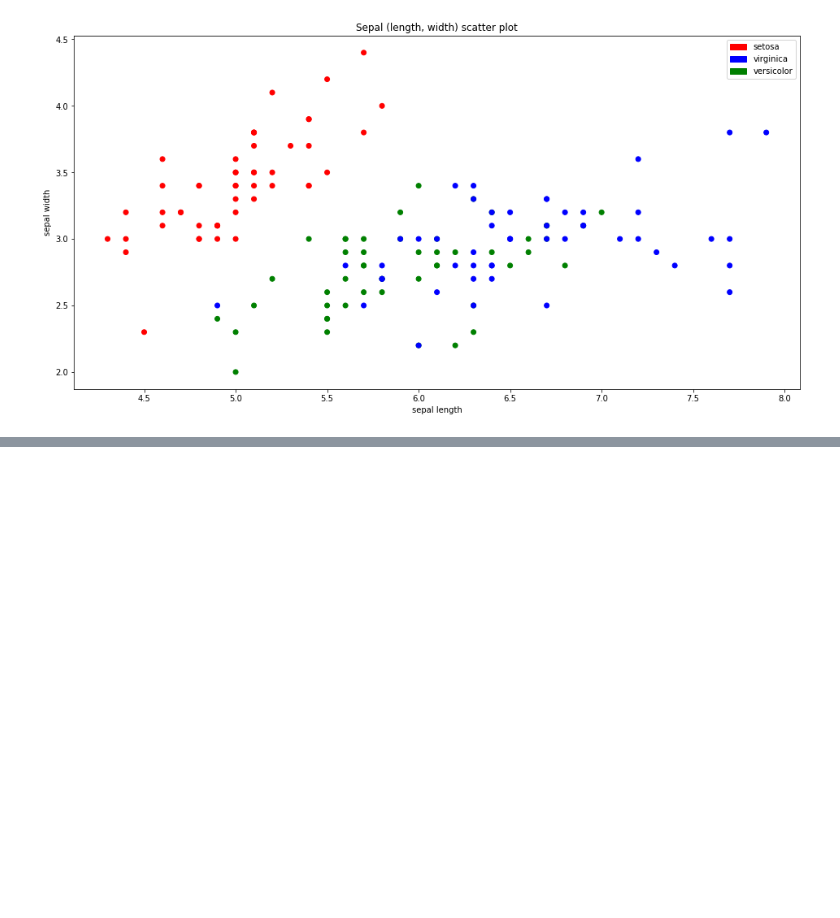
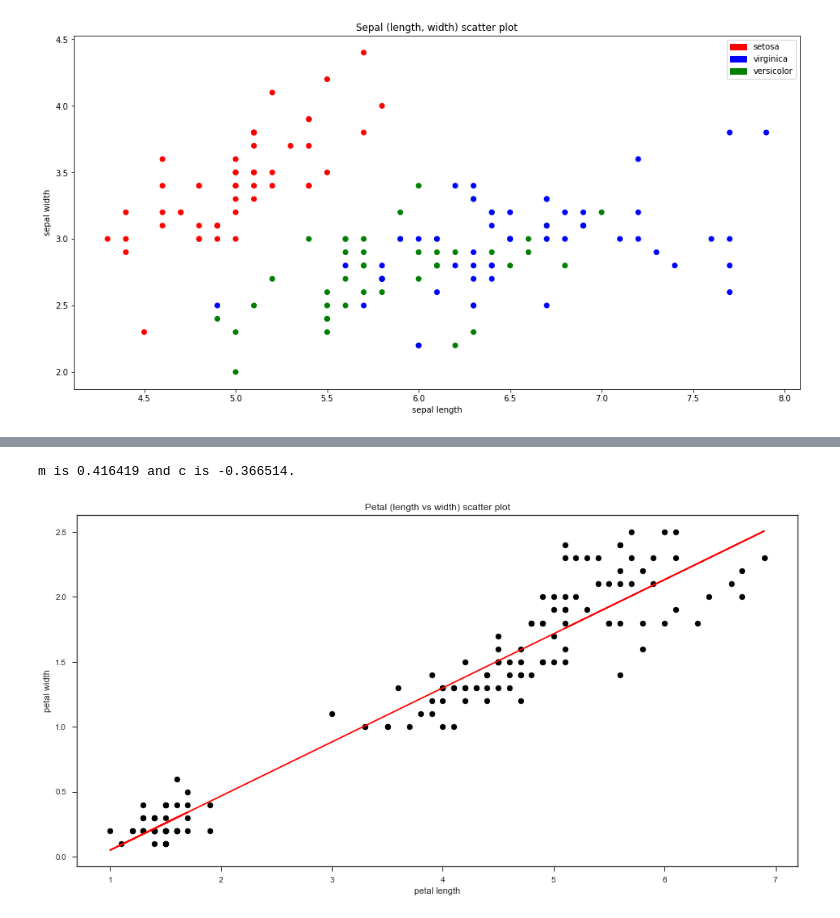
Before and after one commit to eduards-v/pyplot-numpy-problem-set, a Jupyter notebook: fishers-iris-data-set.ipynb, the cells around one changed output, grey strips where cells are left out. Saved outputs shown, nothing was run; the diff lists cells and outputs as text; code cells hidden in the pictures; blank space fills up the shorter version.

```diff
--- a/fishers-iris-data-set.ipynb
+++ b/fishers-iris-data-set.ipynb
@@ -87,0 +113,16 @@ pl.show()
+# %%
+petal_length = np.array(petal_length).astype(np.float)
+petal_width = np.array(petal_width).astype(np.float)
+m,cc=np.polyfit(petal_length, petal_width, 1)
+print("")
+
+pl.scatter(petal_length, petal_width, c = 'black' )
+pl.plot(petal_length, m * petal_length + cc, 'r-')
+
+pl.xlabel('petal length')
+pl.ylabel('petal width')
+pl.title('Petal (length vs width) scatter plot')
+pl.show()
+# %% [output]
+m is 0.416419 and c is -0.366514.
+[figure, added]
```
Also changed, not shown: parts of 3 cells of this notebook.
